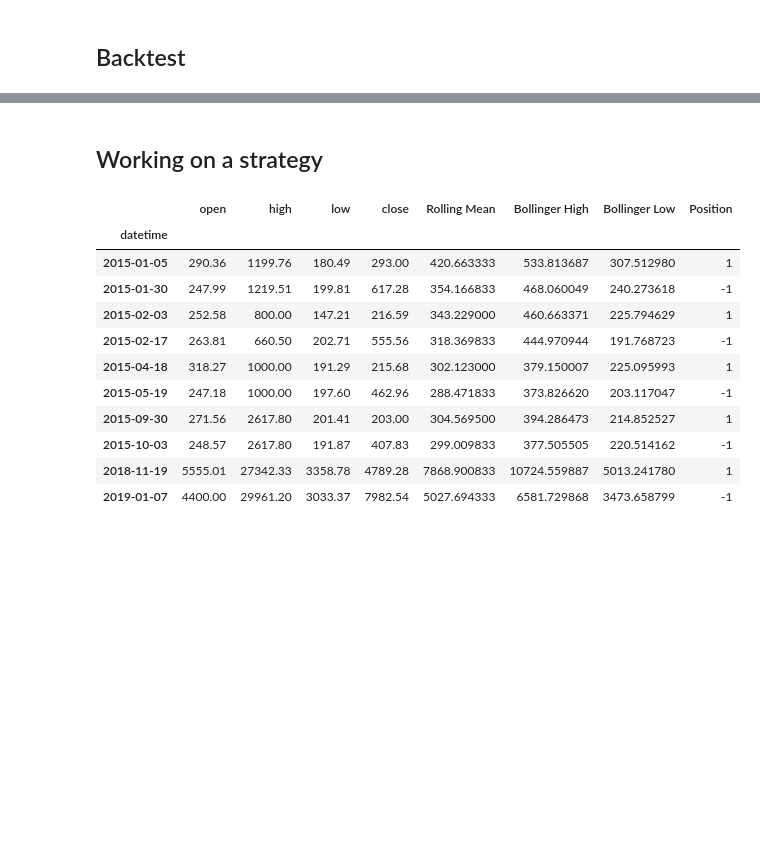
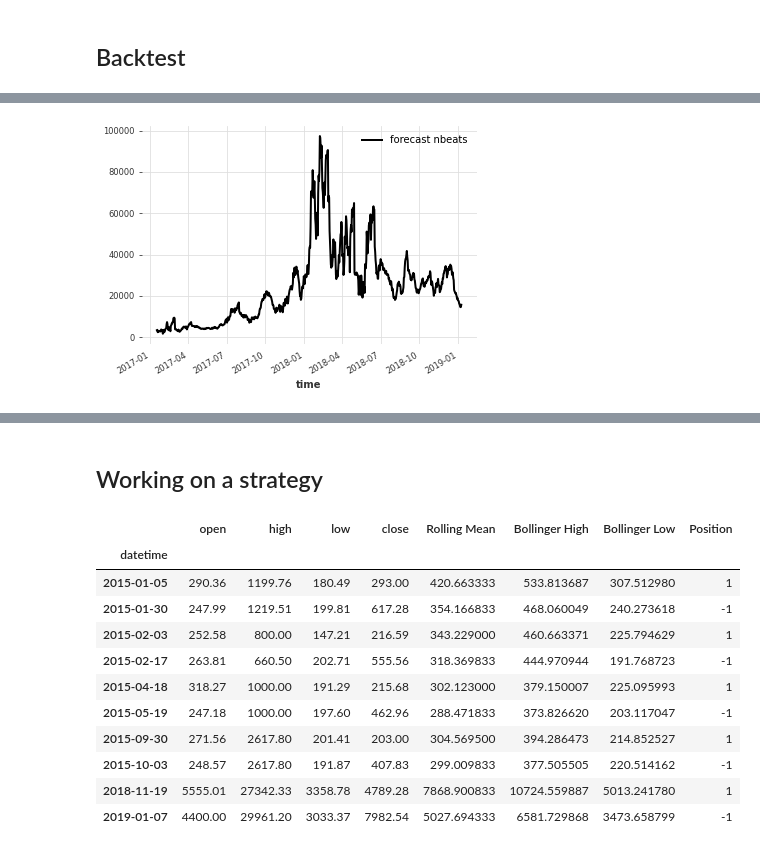
Before and after one commit to jonhilgart22/go-trader, a Jupyter notebook: notebooks/bollinger_bands_and_ml.ipynb, the cells around one changed output, grey strips where cells are left out. Saved outputs shown, nothing was run; the diff lists cells and outputs as text; code cells hidden in the pictures; blank space fills up the shorter version.

```diff
--- a/notebooks/data_exploration.ipynb
+++ b/notebooks/bollinger_bands_and_ml.ipynb
@@ -412,7 +414,7 @@ close_train_transformed.describe()
 | max | 1.000000 |
 # %%
 # stack our covariates train
-all_covariates_train = open_train_transformed.stack(high_train_transformed).stack(low_train_transformed).stack(mean_train_transformed).stack(
+all_covariates_transformed_train = open_train_transformed.stack(high_train_transformed).stack(low_train_transformed).stack(mean_train_transformed).stack(
     bh_train_transformed).stack(bl_train_transformed).stack(close_month_train).stack(close_year_train)
 
 
@@ -503,0 +503,4 @@ MAPE RNN (using covariates) = 115.33%
+# %%
+backtest_nbeats.plot(label='forecast nbeats')
+# %% [output]
+[figure, added]
```
Also changed, not shown: parts of 17 cells of this notebook, 5 other files.
